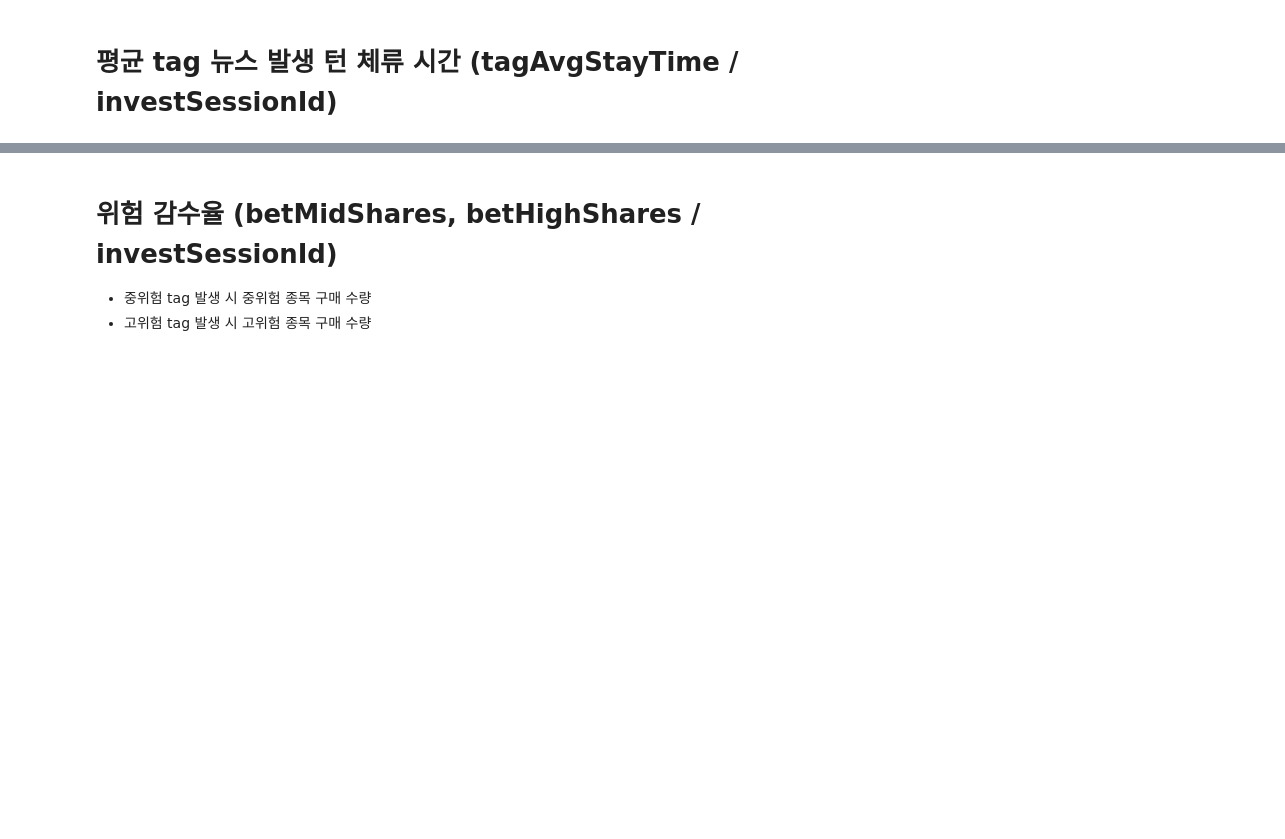
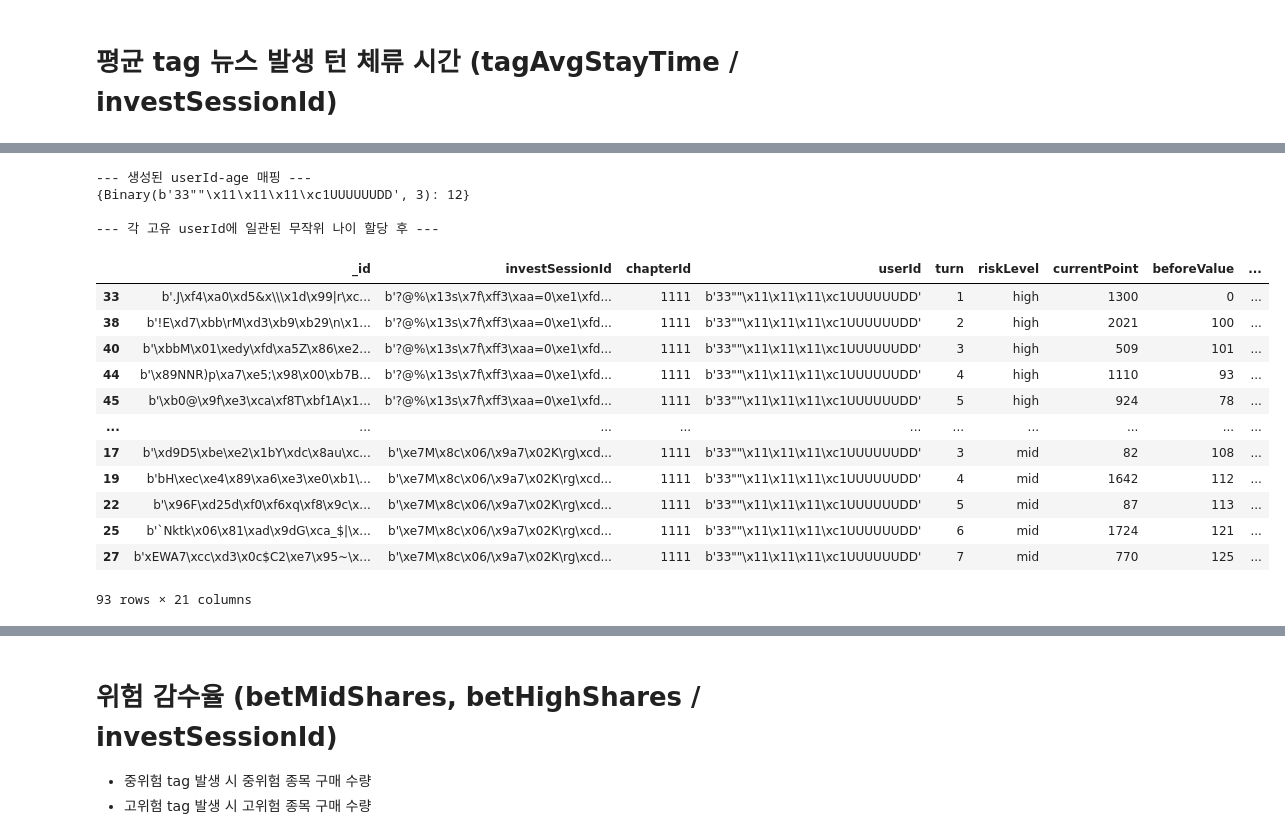
Before and after one commit to team-popo-world/ml-history-analysis, a Jupyter notebook: clustering.ipynb, the cells around one changed output, grey strips where cells are left out. Drawn from its saved outputs; the diff is of its cells as text; code cells hidden in the pictures; blank space fills up the shorter version.

```diff
--- a/clustering.ipynb
+++ b/clustering.ipynb
@@ -392,3 +418,44 @@ avgTradeRatio.head()
+# %%
+import numpy as np
+import random
+
+# 1. 고유한 userId 목록 추출
+unique_user_ids = df['userId'].unique()
+
+# 2. 각 고유 userId에 대해 무작위 나이 생성
+# np.random.randint를 사용하여 필요한 개수만큼 나이 생성
+random_ages = np.random.randint(3, 13 + 1, size=len(unique_user_ids))
+
+# 3. userId와 무작위 나이 매핑 딕셔너리 생성
+user_age_map = dict(zip(unique_user_ids, random_ages))
+
+print("\n--- 생성된 userId-age 매핑 ---")
+print(user_age_map)
+
+# 4. .map() 함수를 사용하여 DataFrame에 나이 할당
+df['age'] = df['userId'].map(user_age_map)
+
+print("\n--- 각 고유 userId에 일관된 무작위 나이 할당 후 ---")
+
+df
+# %% [output]
+--- 생성된 userId-age 매핑 ---
+{Binary(b'33""\x11\x11\x11\xc1UUUUUUDD', 3): 12}
+
+--- 각 고유 userId에 일관된 무작위 나이 할당 후 ---
+|  | _id | investSessionId | chapterId | userId | turn | riskLevel | currentPoint | beforeValue | ... |
+| 33 | b'.J\xf4\xa0\xd5&x\\\x1d\x99|r\xc... | b'?@%\x13s\x7f\xff3\xaa=0\xe1\xfd... | 1111 | b'33""\x11\x11\x11\xc1UUUUUUDD' | 1 | high | 1300 | 0 | ... |
+| 38 | b'!E\xd7\xbb\rM\xd3\xb9\xb29\n\x1... | b'?@%\x13s\x7f\xff3\xaa=0\xe1\xfd... | 1111 | b'33""\x11\x11\x11\xc1UUUUUUDD' | 2 | high | 2021 | 100 | ... |
+| 40 | b'\xbbM\x01\xedy\xfd\xa5Z\x86\xe2... | b'?@%\x13s\x7f\xff3\xaa=0\xe1\xfd... | 1111 | b'33""\x11\x11\x11\xc1UUUUUUDD' | 3 | high | 509 | 101 | ... |
+| 44 | b'\x89NNR)p\xa7\xe5;\x98\x00\xb7B... | b'?@%\x13s\x7f\xff3\xaa=0\xe1\xfd... | 1111 | b'33""\x11\x11\x11\xc1UUUUUUDD' | 4 | high | 1110 | 93 | ... |
+| 45 | b'\xb0@\x9f\xe3\xca\xf8T\xbf1A\x1... | b'?@%\x13s\x7f\xff3\xaa=0\xe1\xfd... | 1111 | b'33""\x11\x11\x11\xc1UUUUUUDD' | 5 | high | 924 | 78 | ... |
+| ... | ... | ... | ... | ... | ... | ... | ... | ... | ... |
+| 17 | b'\xd9D5\xbe\xe2\x1bY\xdc\x8au\xc... | b'\xe7M\x8c\x06/\x9a7\x02K\rg\xcd... | 1111 | b'33""\x11\x11\x11\xc1UUUUUUDD' | 3 | mid | 82 | 108 | ... |
+| 19 | b'bH\xec\xe4\x89\xa6\xe3\xe0\xb1\... | b'\xe7M\x8c\x06/\x9a7\x02K\rg\xcd... | 1111 | b'33""\x11\x11\x11\xc1UUUUUUDD' | 4 | mid | 1642 | 112 | ... |
+| 22 | b'\x96F\xd25d\xf0\xf6xq\xf8\x9c\x... | b'\xe7M\x8c\x06/\x9a7\x02K\rg\xcd... | 1111 | b'33""\x11\x11\x11\xc1UUUUUUDD' | 5 | mid | 87 | 113 | ... |
+| 25 | b'`Nktk\x06\x81\xad\x9dG\xca_$|\x... | b'\xe7M\x8c\x06/\x9a7\x02K\rg\xcd... | 1111 | b'33""\x11\x11\x11\xc1UUUUUUDD' | 6 | mid | 1724 | 121 | ... |
+| 27 | b'xEWA7\xcc\xd3\x0c$C2\xe7\x95~\x... | b'\xe7M\x8c\x06/\x9a7\x02K\rg\xcd... | 1111 | b'33""\x11\x11\x11\xc1UUUUUUDD' | 7 | mid | 770 | 125 | ... |
+93 rows × 21 columns
 # %%
 tag_turn_df = df[['investSessionId',
            'turn',
```
Also changed, not shown: parts of 12 cells of this notebook, 2 other files.
